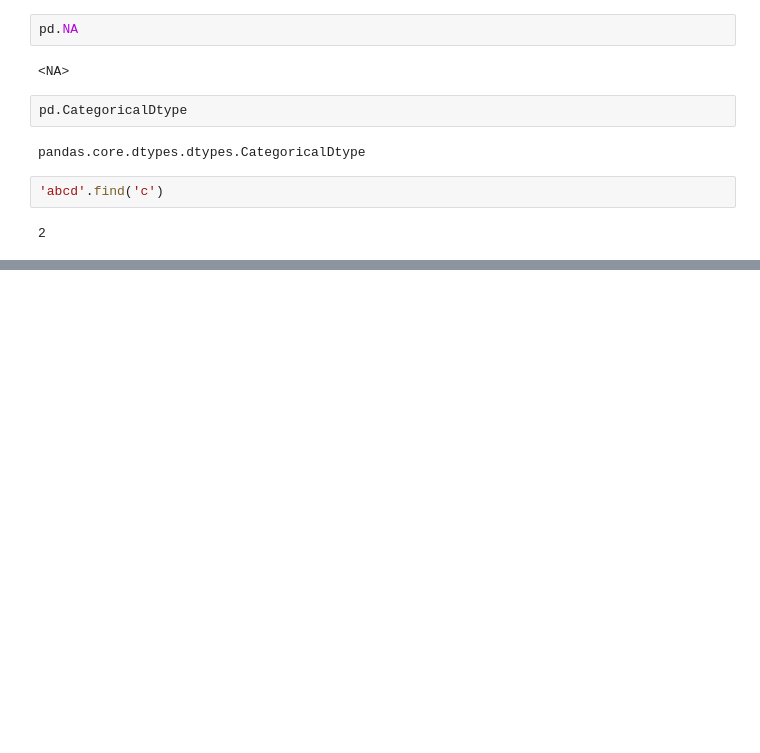
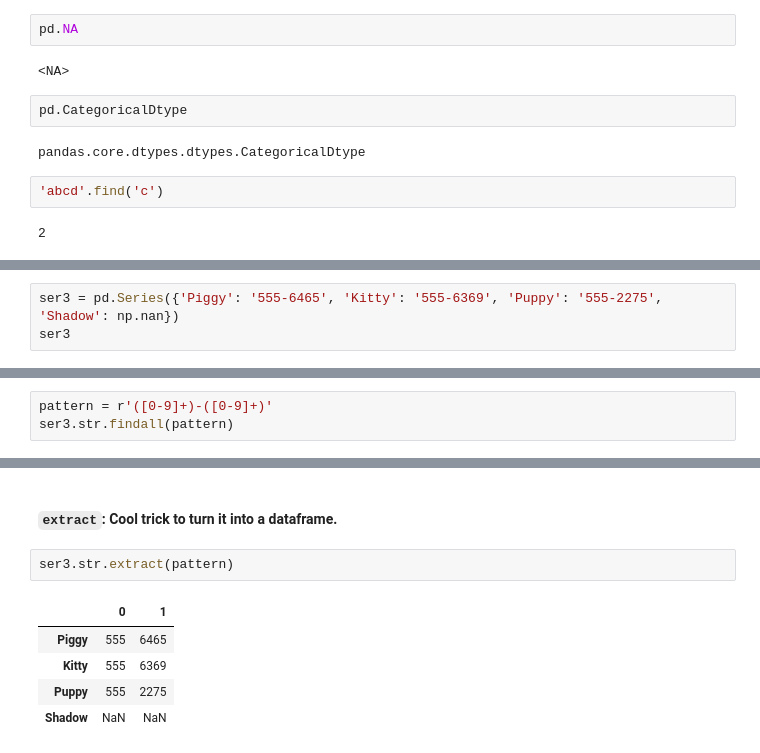
Before and after one commit to galopyz/goldfish, a Jupyter notebook: data_cleaning.ipynb, the cells around one changed output, grey strips where cells are left out. Drawn from its saved outputs; the diff is of its cells as text; blank space fills up the shorter version.

```diff
--- a/data_cleaning.ipynb
+++ b/data_cleaning.ipynb
@@ -331,0 +336,3 @@ pandas.core.dtypes.dtypes.CategoricalDtype
+# %%
+ser3 = pd.Series({'Piggy': '555-6465', 'Kitty': '555-6369', 'Puppy': '555-2275', 'Shadow': np.nan})
+ser3
@@ -331,0 +363,3 @@ pandas.core.dtypes.dtypes.CategoricalDtype
+# %%
+pattern = r'([0-9]+)-([0-9]+)'
+ser3.str.findall(pattern)
@@ -331,0 +399,10 @@ pandas.core.dtypes.dtypes.CategoricalDtype
+# %% [markdown]
+#### `extract`: Cool trick to turn it into a dataframe.
+# %%
+ser3.str.extract(pattern)
+# %% [output]
+|  | 0 | 1 |
+| Piggy | 555 | 6465 |
+| Kitty | 555 | 6369 |
+| Puppy | 555 | 2275 |
+| Shadow | NaN | NaN |
```
Also changed, not shown: parts of 22 cells of this notebook.
